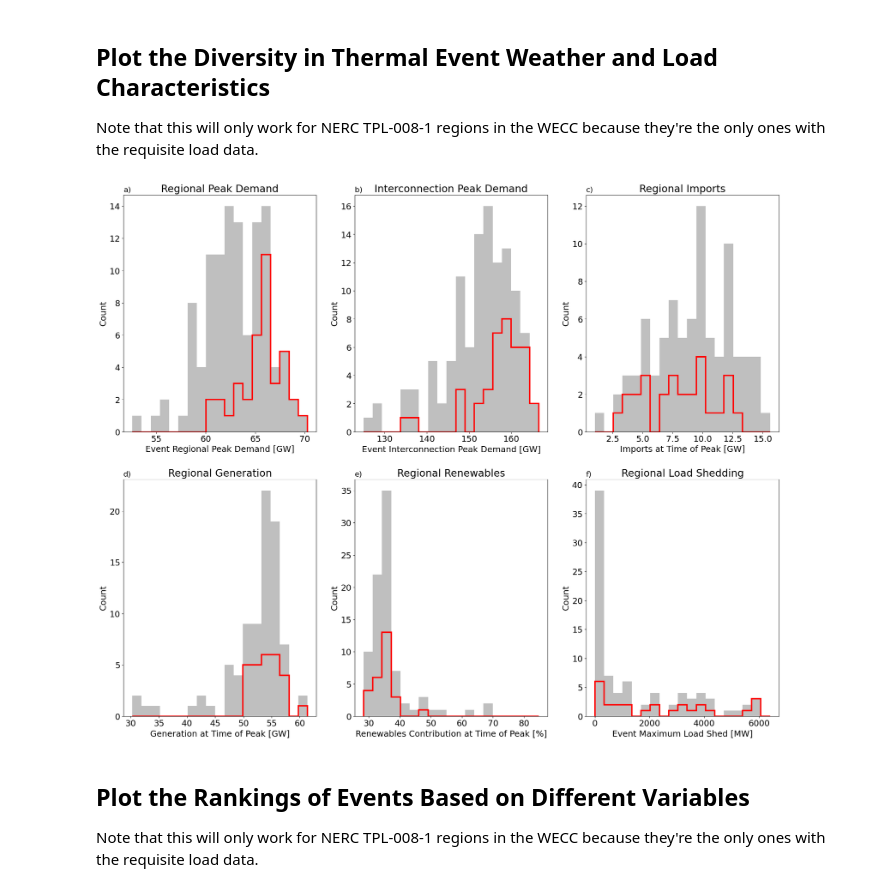
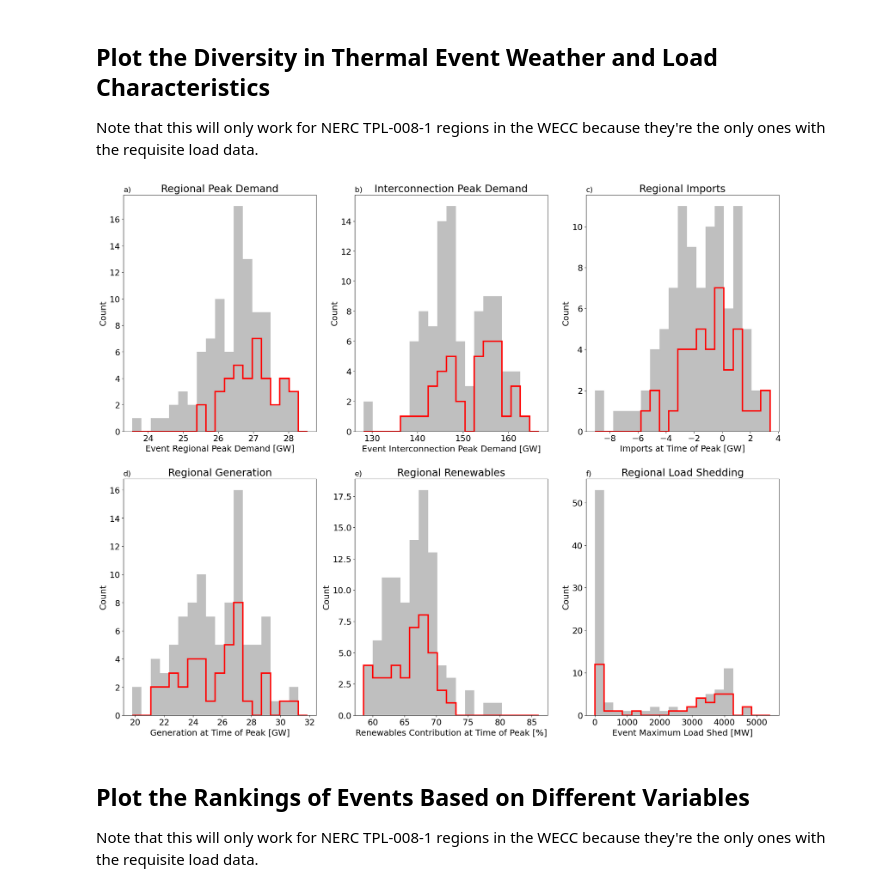
Before and after one commit to cdburley/burleyson-etal_2026_tbd, a Jupyter notebook: notebooks/plot_hw_cs_characteristics.ipynb, the cells around one changed output. Cells and saved outputs as stored; diff of their text form; code cells hidden in the pictures.

```diff
--- a/notebooks/plot_hw_cs_characteristics.ipynb
+++ b/notebooks/plot_hw_cs_characteristics.ipynb
@@ -149,6 +149,9 @@ def plot_hw_cs_histograms(region: int, hw_cs: str, events_data_input_dir: str, m
 
     # Subset to just the data for region you want to use:
     subset_df = hw_cs_df[(hw_cs_df['Region'] == region)].copy()
+
+    # Drop rows containing NaN import values (i.e., no GridView results):
+    subset_df.dropna(subset=['Import_at_Peak'], inplace=True)
 
     # Set the rankings by temperature:
     if hw_cs == 'HW':
@@ -244,15 +247,15 @@ def plot_hw_cs_histograms(region: int, hw_cs: str, events_data_input_dir: str, m
        plt.close()
 # %%
 # Test the function:
-plot_hw_cs_histograms(region = 'CA',
+plot_hw_cs_histograms(region = 'PNW',
                       hw_cs = 'HW',
                       events_data_input_dir = events_data_input_dir,
                       metadata_input_dir = metadata_input_dir,
                       image_output_dir = image_output_dir,
                       image_resolution = 150,
                       save_images = False)
 # %% [output]
-[figure, old version]
+[figure, new version]
 # %%
 # Loop over the NERC TPL-008-1 regions in the WECC and make the plot for each region:
 for region in ['CA', 'GB', 'PNW', 'RM', 'SW']:
```
Also changed, not shown: parts of 8 cells of this notebook, 30 other files.
